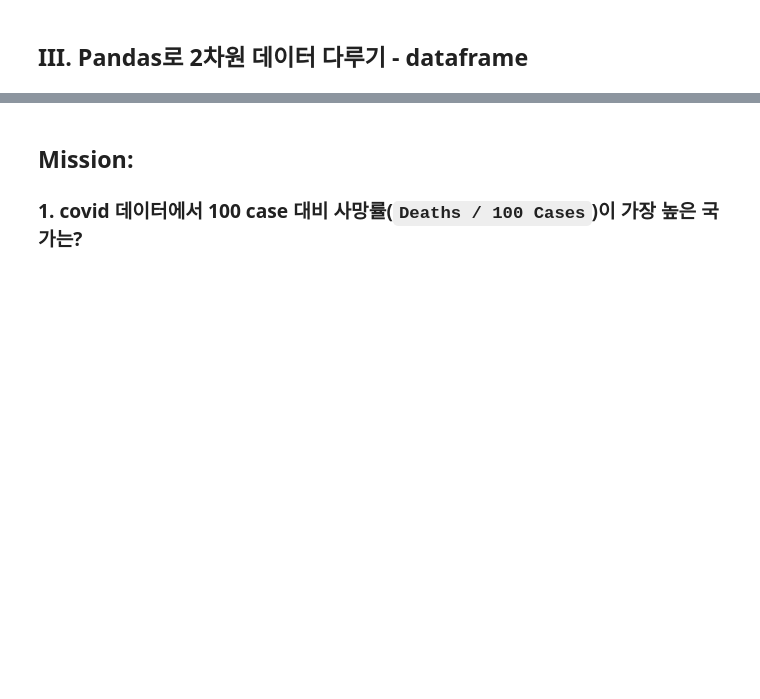
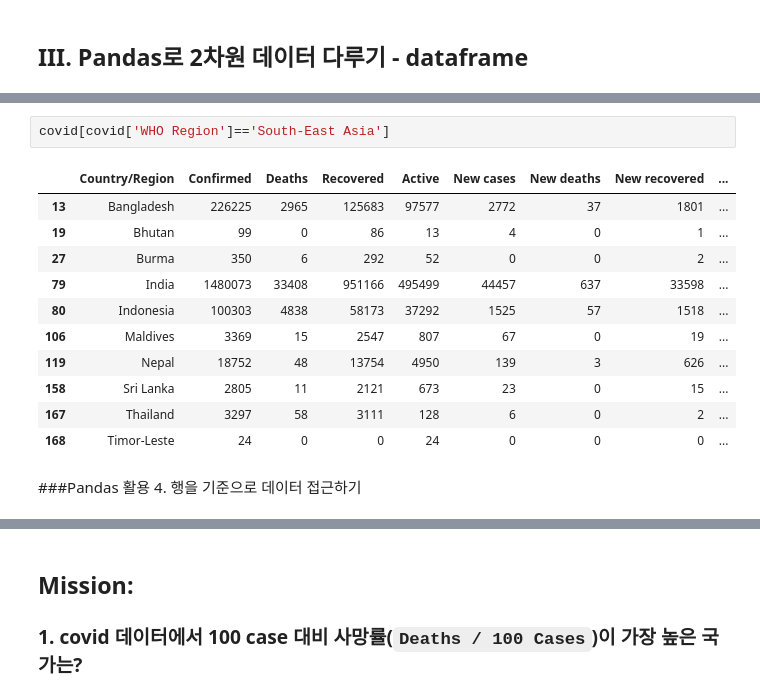
Before and after one commit to super-corini/programmers_kdt_II, a Jupyter notebook: 2. 파이썬으로 데이터 주무르기, pandas.ipynb, the cells around one changed output, grey strips where cells are left out. Drawn from its saved outputs; the diff is of its cells as text; blank space fills up the shorter version.

```diff
--- a/2. 파이썬으로 데이터 주무르기, pandas.ipynb
+++ b/2. 파이썬으로 데이터 주무르기, pandas.ipynb
@@ -27,0 +316,16 @@
+# %%
+covid[covid['WHO Region']=='South-East Asia']
+# %% [output]
+|  | Country/Region | Confirmed | Deaths | Recovered | Active | New cases | New deaths | New recovered | ... |
+| 13 | Bangladesh | 226225 | 2965 | 125683 | 97577 | 2772 | 37 | 1801 | ... |
+| 19 | Bhutan | 99 | 0 | 86 | 13 | 4 | 0 | 1 | ... |
+| 27 | Burma | 350 | 6 | 292 | 52 | 0 | 0 | 2 | ... |
+| 79 | India | 1480073 | 33408 | 951166 | 495499 | 44457 | 637 | 33598 | ... |
+| 80 | Indonesia | 100303 | 4838 | 58173 | 37292 | 1525 | 57 | 1518 | ... |
+| 106 | Maldives | 3369 | 15 | 2547 | 807 | 67 | 0 | 19 | ... |
+| 119 | Nepal | 18752 | 48 | 13754 | 4950 | 139 | 3 | 626 | ... |
+| 158 | Sri Lanka | 2805 | 11 | 2121 | 673 | 23 | 0 | 15 | ... |
+| 167 | Thailand | 3297 | 58 | 3111 | 128 | 6 | 0 | 2 | ... |
+| 168 | Timor-Leste | 24 | 0 | 0 | 24 | 0 | 0 | 0 | ... |
+# %% [markdown]
+###Pandas 활용 4. 행을 기준으로 데이터 접근하기
```
Also changed, not shown: parts of 58 cells of this notebook.
